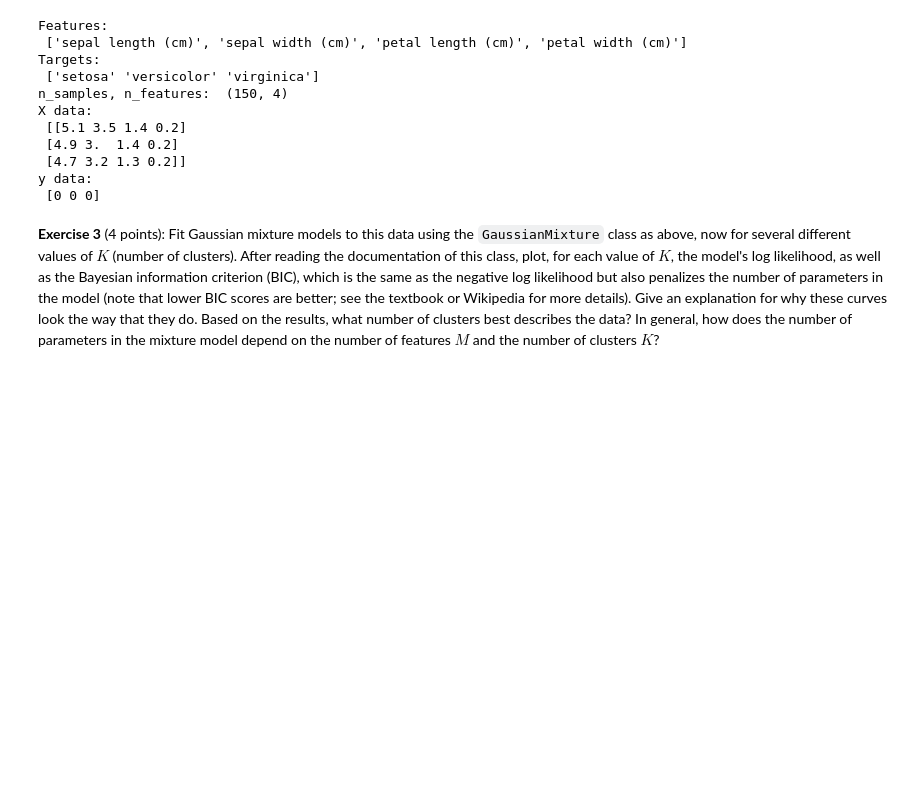
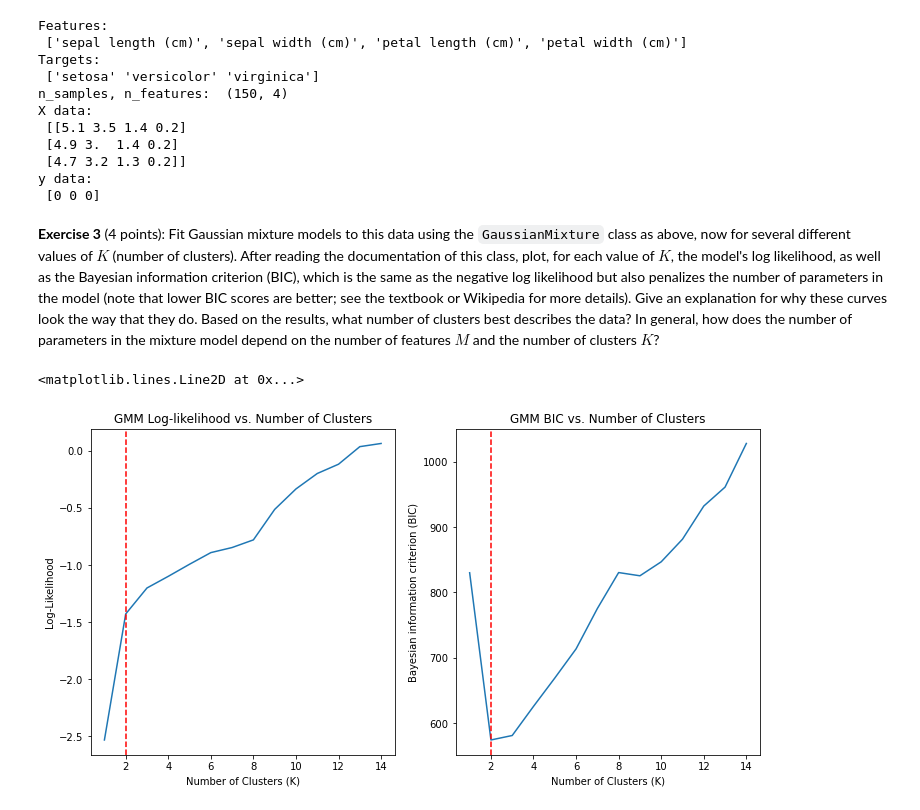
Before and after one commit to burnhamdr/statistical-learning, a Jupyter notebook: HW6_ExpectationMaximization.ipynb, the cells around one changed output. Drawn from its saved outputs; the diff is of its cells as text; code cells hidden in the pictures; blank space fills up the shorter version.

```diff
--- a/HW6_ExpectationMaximization.ipynb
+++ b/HW6_ExpectationMaximization.ipynb
@@ -110,0 +349,27 @@ y data:
+# %%
+## Solution ##
+Ks = np.arange(1, 15, 1)
+lls = []
+bics = []
+for K in Ks:
+    gm = GaussianMixture(n_components=K, random_state=0).fit(X_iris)
+    ll = gm.score(X_iris)
+    bic = gm.bic(X_iris)
+    lls.append(ll)
+    bics.append(bic)
+
+fig, ax = plt.subplots(1, 2, figsize=(12, 6))
+ax.ravel()
+ax[0].plot(Ks, lls)
+ax[0].set_ylabel('Log-Likelihood')
+ax[0].set_xlabel('Number of Clusters (K)')
+ax[0].set_title('GMM Log-likelihood vs. Number of Clusters')
+ax[0].axvline(Ks[np.argmin(bics)], c='r', ls='--')
+ax[1].plot(Ks, bics)
+ax[1].set_ylabel('Bayesian information criterion (BIC)')
+ax[1].set_xlabel('Number of Clusters (K)')
+ax[1].set_title('GMM BIC vs. Number of Clusters')
+ax[1].axvline(Ks[np.argmin(bics)], c='r', ls='--')
+# %% [output]
+<matplotlib.lines.Line2D at 0x...>
+[figure, added]
```
Also changed, not shown: parts of 11 cells of this notebook, 1 other file.
